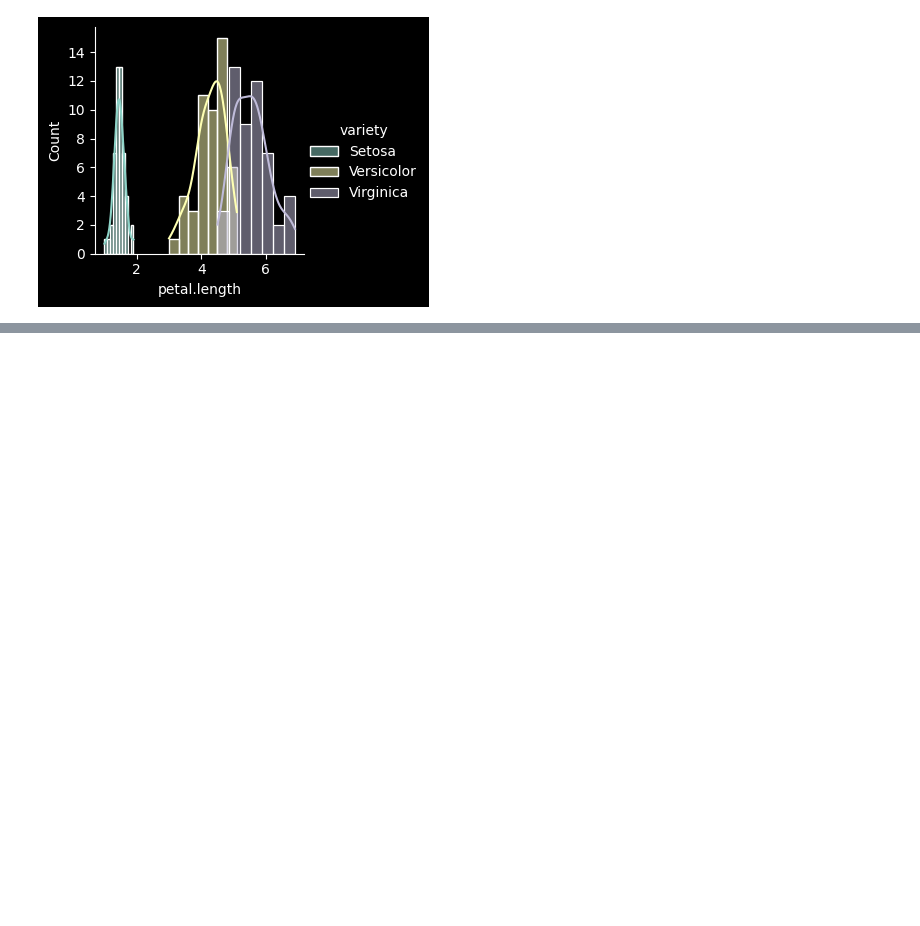
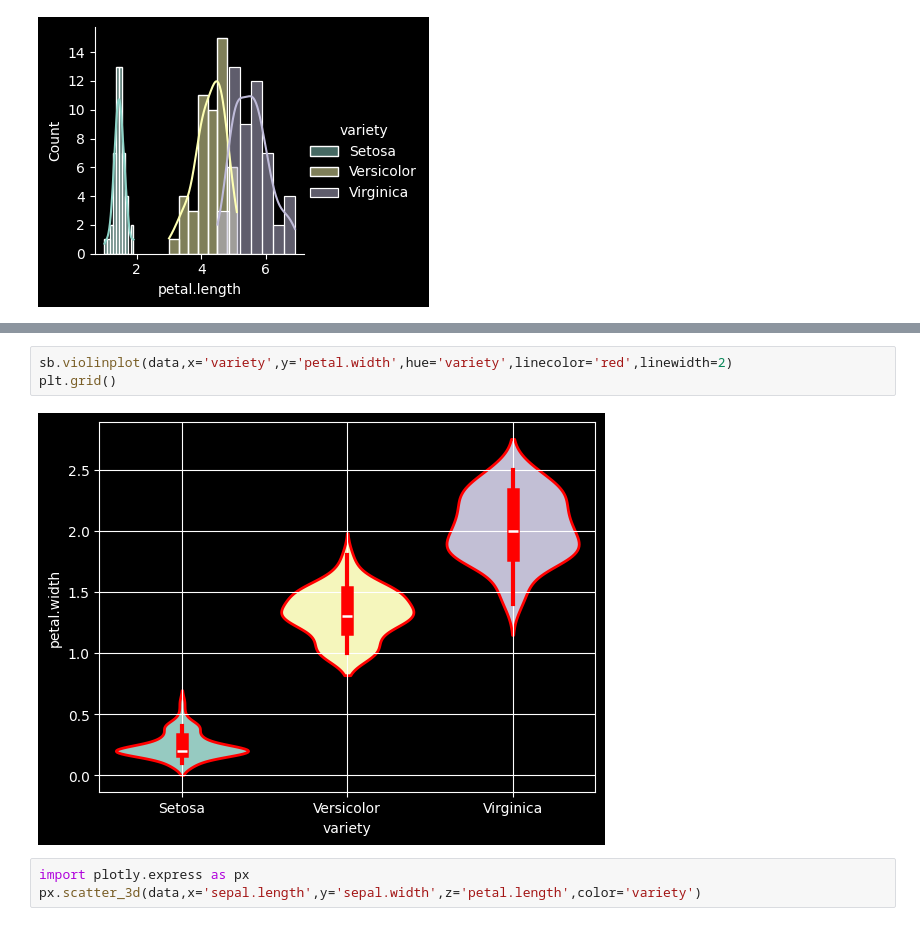
Before and after one commit to AmitavaDatta2004/PYTHON-II-LAB--PCCAIML492-, a Jupyter notebook: sem4final/eda.ipynb, the cells around one changed output, grey strips where cells are left out. Cells and saved outputs as stored; diff of their text form; blank space fills up the shorter version.

```diff
--- a/sem4final/eda.ipynb
+++ b/sem4final/eda.ipynb
@@ -101,0 +74,8 @@ sb.FacetGrid(data,hue='variety').map(sb.histplot,'petal.length',kde=True).add_le
+# %%
+sb.violinplot(data,x='variety',y='petal.width',hue='variety',linecolor='red',linewidth=2)
+plt.grid()
+# %% [output]
+[figure, added]
+# %%
+import plotly.express as px
+px.scatter_3d(data,x='sepal.length',y='sepal.width',z='petal.length',color='variety')
```
Also changed, not shown: parts of 12 cells of this notebook, 2 other files.
